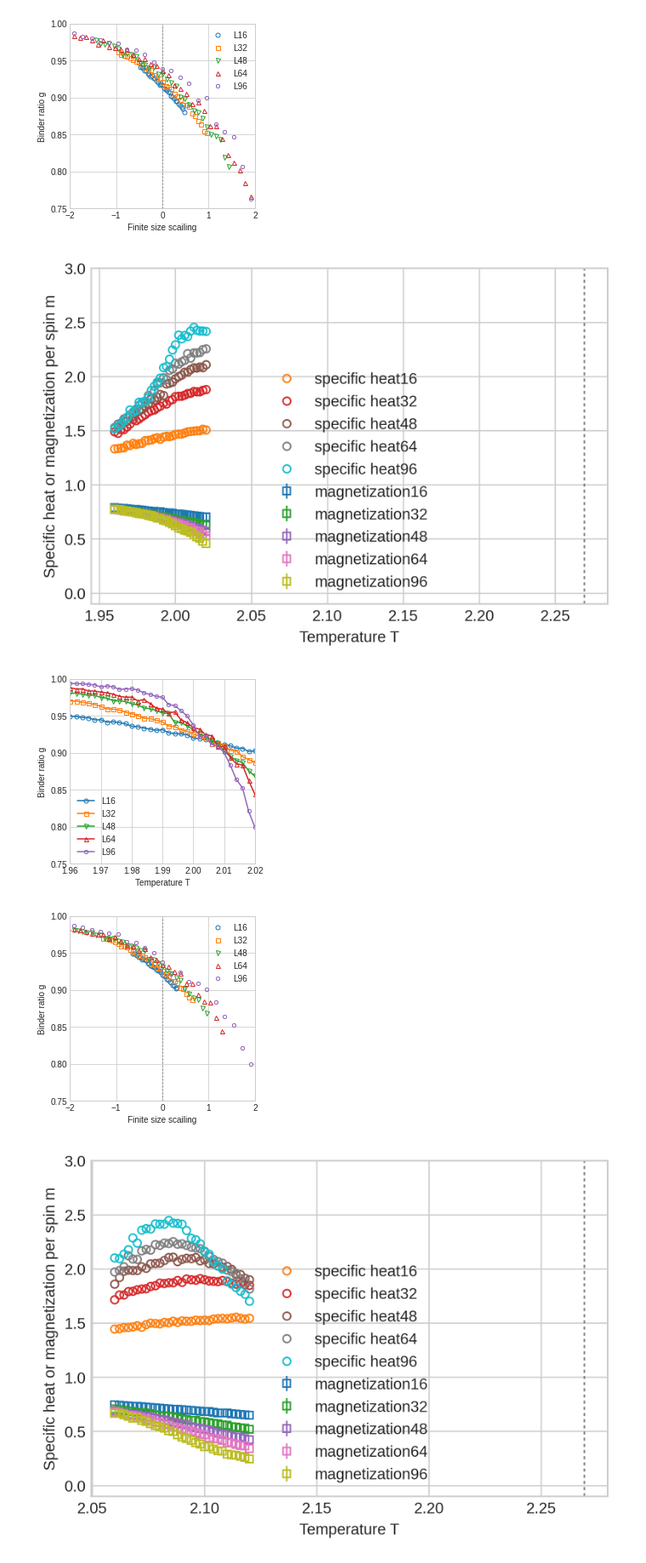
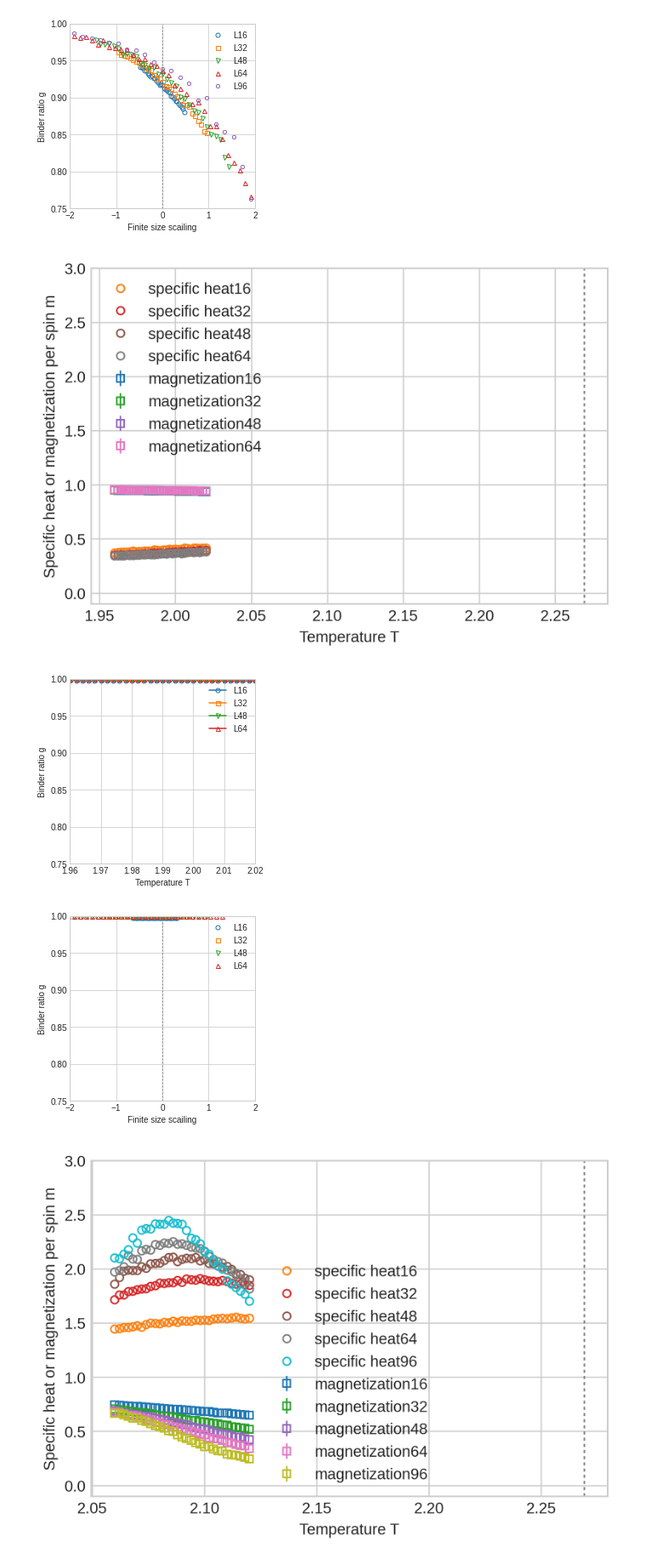
Before and after one commit to seongsukim-ml/2022_CMBP, a Jupyter notebook: MonteCarlo/Project1/Anti_Anisotropy/AA_Wolff/Result/Data_Plotting_2 copy.ipynb, the cells around one changed output. Shown at 85% size. Cells and saved outputs as stored; diff of their text form; code cells hidden in the pictures.

```diff
--- a/MonteCarlo/Project1/Anti_Anisotropy/AA_Wolff/Result/Data_Plotting_2 copy.ipynb
+++ b/MonteCarlo/Project1/Anti_Anisotropy/AA_Wolff/Result/Data_Plotting_2 copy.ipynb
@@ -190,40 +0,0 @@ def draw_binder(path_list,Lsize,Step_Size,xliml = (1.5,4),yliml = (0.75,1)):
-# %%
-def draw_binder_FFS(path_list,Lsize,xliml = (1.5,4),yliml = (0.75,1),Tc=2.269,nu=1):
-    Llist = []
-    for path in path_list:
-        Llist.append(pd.read_csv(path))
-    marker = ["o","s","v","^","8"]
-    T2 = Llist[0].iloc[:,1].values
-    Binder = [0.5*(3-i.iloc[:,6].values/(i.iloc[:,5].values)**2) for i in Llist]
-
-    plt.style.use('seaborn-whitegrid')
-
-    fig = plt.figure()
-    ax = fig.add_subplot(111)
-    plt.ylim(yliml)
-    plt.xlim(xliml)
-    for i in range(len(path_list)):
-        plt.plot(T2,Binder[i],marker=marker[i],markersize=5,mfc='none',label="L"+str(Lsize[i]))
-    ax.set_aspect(1.0/ax.get_data_ratio(), adjustable='box')
-
-    plt.legend()
-    plt.axvline(x=2/np.log(1+np.sqrt(2)),c='grey',lw=1,dashes=[2,2])
-    plt.ylabel('Binder ratio g')
-    plt.xlabel('Temperature T')
-    # plt.text(2.265,0.748, '$T_c$')
-    plt.show()
-
-    fig = plt.figure()
-    ax = fig.add_subplot(111)
-    plt.ylim(0.75,1)
-    plt.xlim(-2,2)
-    T22 = T2-Tc
-    for i in range(len(path_list)):
-        plt.plot(T22*(Lsize[i]**(1/nu)),Binder[i],linestyle="",marker=marker[i],markersize=5,mfc='none',label="L"+str(Lsize[i]))
-    ax.set_aspect(1.0/ax.get_data_ratio(), adjustable='box')
-    plt.legend()
-    plt.axvline(x=0,c='grey',lw=1,dashes=[2,2])
-    plt.ylabel('Binder ratio g')
-    plt.xlabel('Finite size scailing')
-    # plt.xlabel('$L^{1/\nu}[T-T_c]$')
-    plt.show()
@@ -301,19 +84,21 @@ draw_binder_FFS(ls,Lsize,(1.88,1.94),(0.75,1),1.91,1)
 [figure]
 [figure]
 # %%
+Lsize = [16,32,48,64]
+mcsl = [100000,100000,150000,150000]
 alpha = "2.500000"
 alpha2 = 2.5
 ls = []
 for i, mcs in zip(Lsize, mcsl):
-    ls.append("./0711/a="+str(alpha2)+"/AA_Metropolis_c_"+str(i)+"_"+str(i)+"_int31_mcs"+str(mcs)+"_a"+alpha+"_Test__1.csv")
+    ls.append("./0727/a="+str(alpha2)+"/AA_SwendsenWang_c_"+str(i)+"_"+str(i)+"_int31_mcs"+str(mcs)+"_a"+alpha+"_Jackknife__1.csv")
 
 draw_multi(ls,Lsize,mcsl)
 # draw_binder(ls,Lsize,(1.8,2.23),(0.75,1))
 draw_binder_FFS(ls,Lsize,(1.96,2.02),(0.75,1),2,1)
 # %% [output]
-[figure, old version]
+[figure, new version]
-[figure, old version]
+[figure, new version]
-[figure, old version]
+[figure, new version]
 # %%
 alpha = "3.000000"
 alpha2 = 3
```
Also changed, not shown: parts of 8 cells of this notebook, 5 other files.
